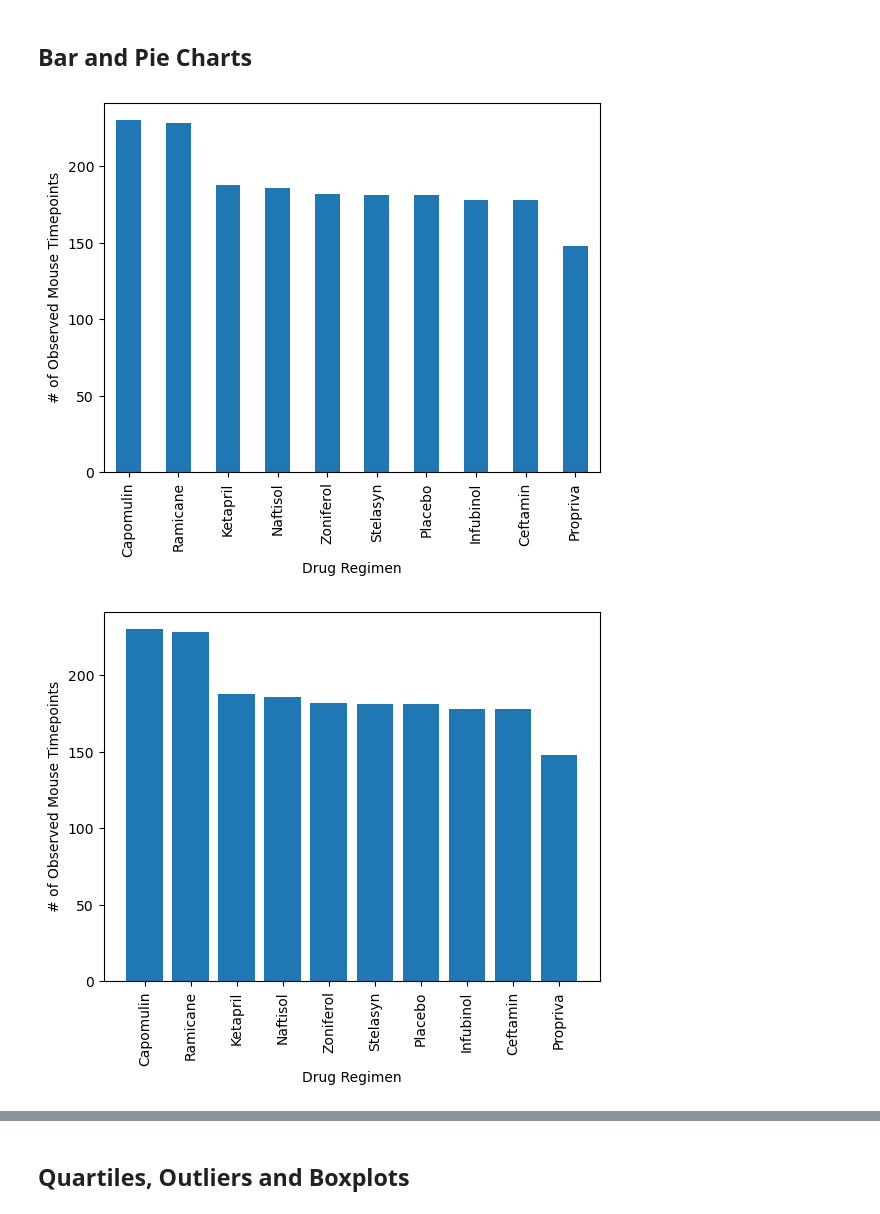
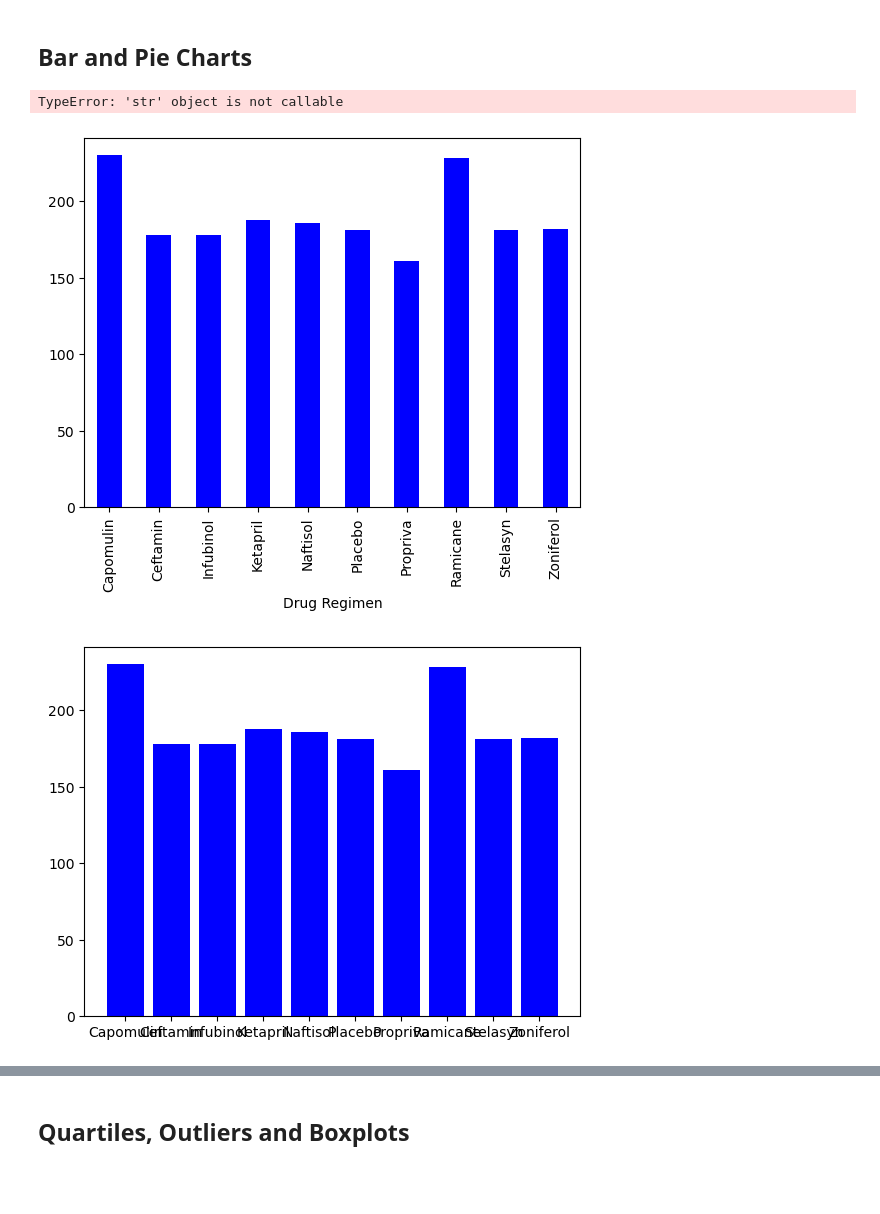
Before and after one commit to mbernstein421/data_visualizations, a Jupyter notebook: Pymaceuticals/pymaceuticals_starter.ipynb, the cells around one changed output, grey strips where cells are left out. Cells and saved outputs as stored; diff of their text form; code cells hidden in the pictures; blank space fills up the shorter version.

```diff
--- a/Pymaceuticals/pymaceuticals_starter.ipynb
+++ b/Pymaceuticals/pymaceuticals_starter.ipynb
@@ -139,11 +123,24 @@ array(['g989'], dtype=object)
 ## Bar and Pie Charts
 # %%
 # Generate a bar plot showing the total number of rows (Mouse ID/Timepoints) for each drug regimen using Pandas.
+drug_regimen = merged_data.groupby('Drug Regimen').size()
+drug_regimen.plot(kind='bar', color='blue')
+plt.xlabel('Drug Regimen')
+plt.ylabel('# of Observed Mouse Timepoints')
+plt.show
 # %% [output]
+TypeError: 'str' object is not callable
-[figure, old version]
+[figure, new version]
 # %%
 # Generate a bar plot showing the total number of rows (Mouse ID/Timepoints) for each drug regimen using pyplot.
+drug_regimen = merged_data.groupby('Drug Regimen').size()
+x_values = drug_regimen.index
+y_values = drug_regimen.values
+plt.bar(x_values, y_values, color = 'blue')
+plt.xlabel = ('Drug Regimen')
+plt.ylabel = ('# of Observed Mouse Timepoints')
+plt.show()
 # %% [output]
-[figure, old version]
+[figure, new version]
 # %%
 # Generate a pie plot showing the distribution of female versus male mice using Pandas
```
Also changed, not shown: parts of 9 cells of this notebook, 2 other files.
